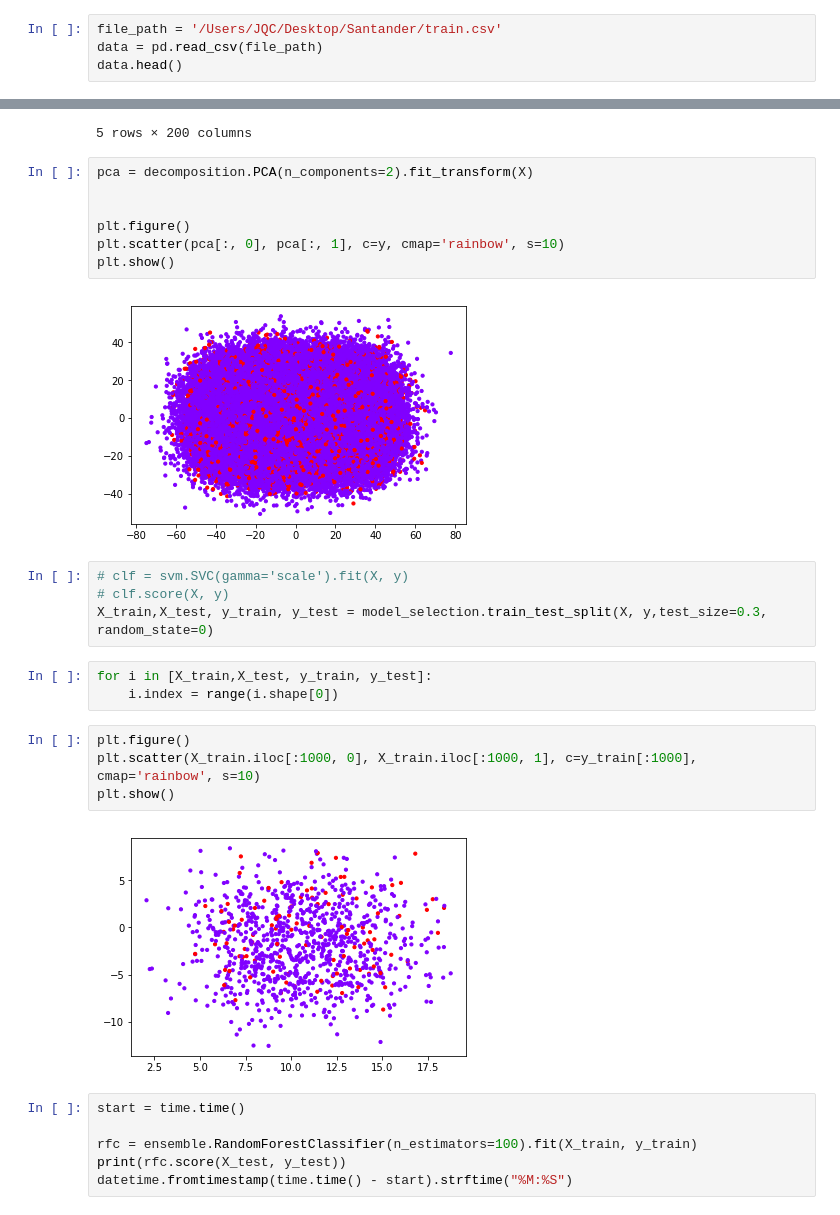
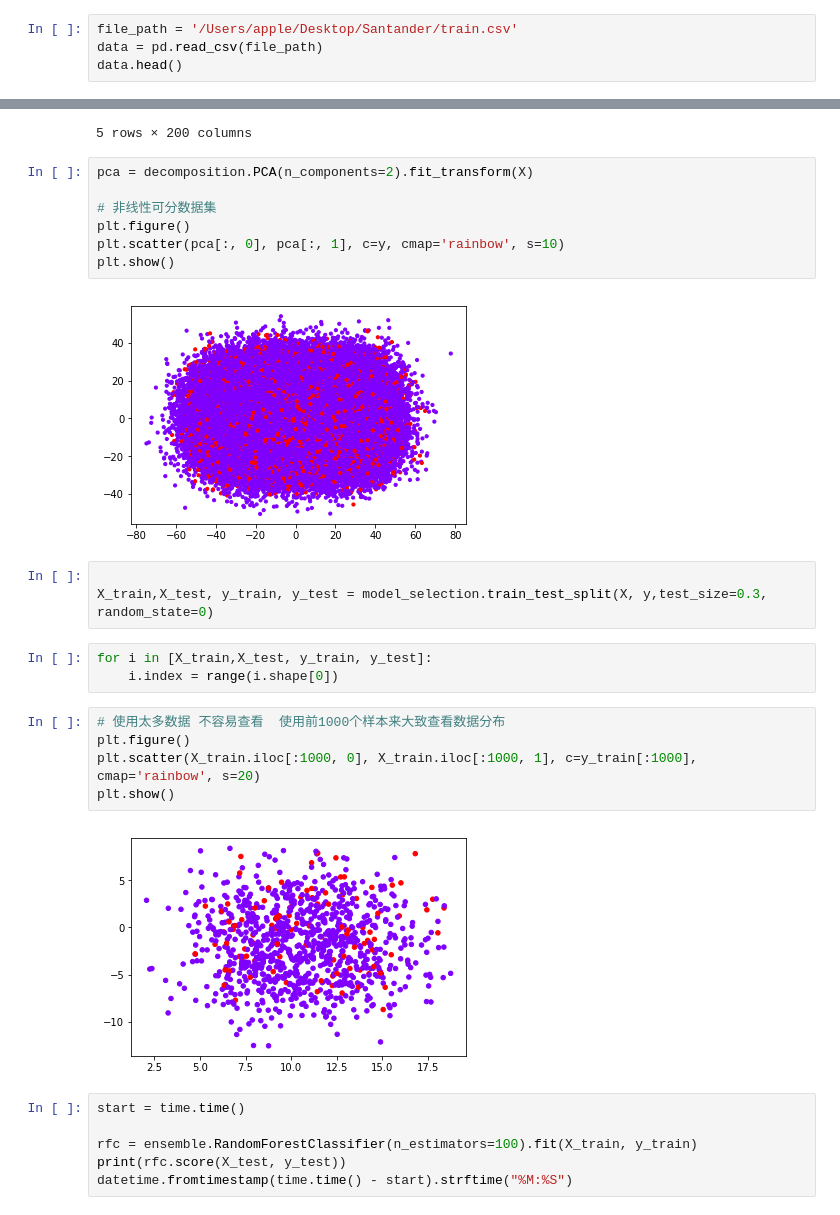
Before and after one commit to appbanana/MachineLearningAction, a Jupyter notebook: kaggle/Santander/01-探索数据.ipynb, the cells around one changed output, grey strips where cells are left out. Cells and saved outputs as stored; diff of their text form.

```diff
--- a/kaggle/Santander/01-探索数据.ipynb
+++ b/kaggle/Santander/01-探索数据.ipynb
@@ -8,5 +9,5 @@ from matplotlib import pyplot as plt
 # %%
-file_path = '/Users/JQC/Desktop/Santander/train.csv'
+file_path = '/Users/apple/Desktop/Santander/train.csv'
 data = pd.read_csv(file_path)
 data.head()
 # %% [output]
@@ -94,25 +83,25 @@ X.head()
 # %%
 pca = decomposition.PCA(n_components=2).fit_transform(X)
 
-
+# 非线性可分数据集
 plt.figure()
 plt.scatter(pca[:, 0], pca[:, 1], c=y, cmap='rainbow', s=10)
 plt.show()
 # %% [output]
-[figure, old version]
+[figure, new version]
 # %%
-# clf = svm.SVC(gamma='scale').fit(X, y)
-# clf.score(X, y)
+
 X_train,X_test, y_train, y_test = model_selection.train_test_split(X, y,test_size=0.3, random_state=0)
 # %%
 for i in [X_train,X_test, y_train, y_test]:
     i.index = range(i.shape[0])
 # %%
+# 使用太多数据 不容易查看  使用前1000个样本来大致查看数据分布
 plt.figure()
-plt.scatter(X_train.iloc[:1000, 0], X_train.iloc[:1000, 1], c=y_train[:1000], cmap='rainbow', s=10)
+plt.scatter(X_train.iloc[:1000, 0], X_train.iloc[:1000, 1], c=y_train[:1000], cmap='rainbow', s=20)
 plt.show()
 # %% [output]
-[figure, old version]
+[figure, new version]
 # %%
 start = time.time()
 
```
Also changed, not shown: parts of 3 cells of this notebook, 4 other files.
